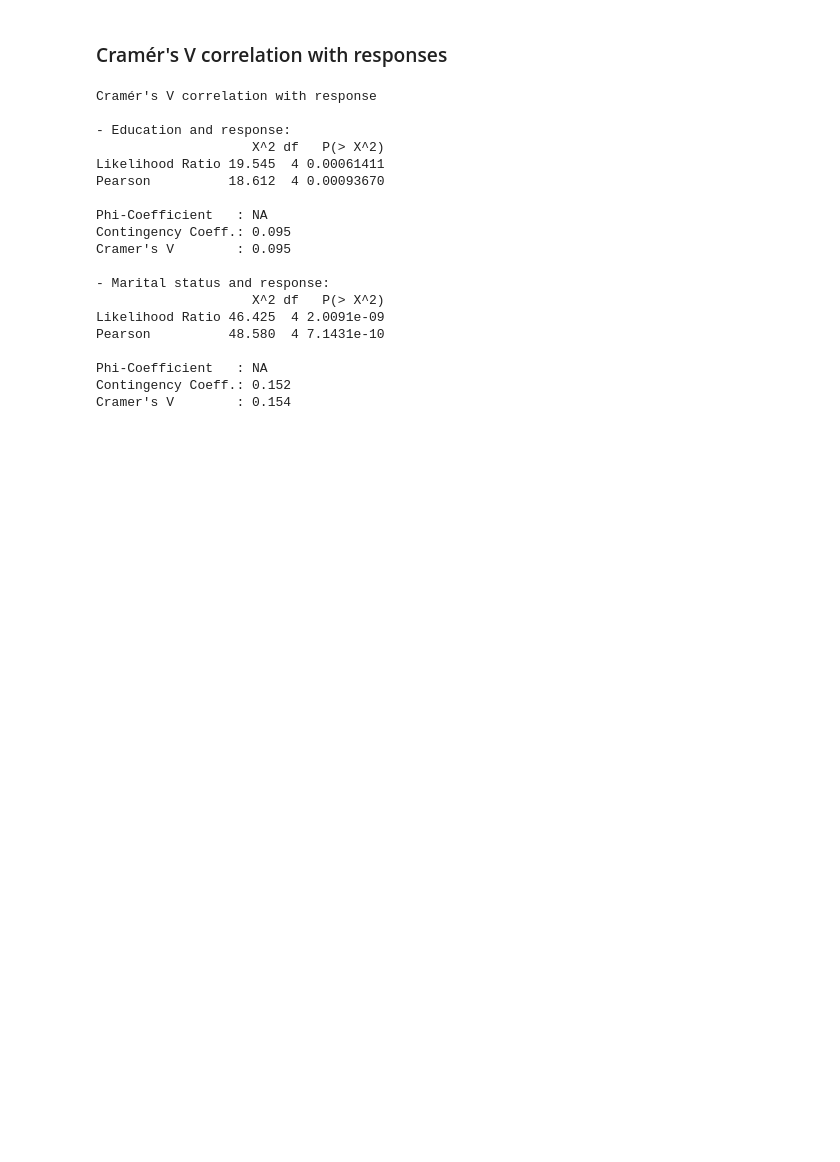
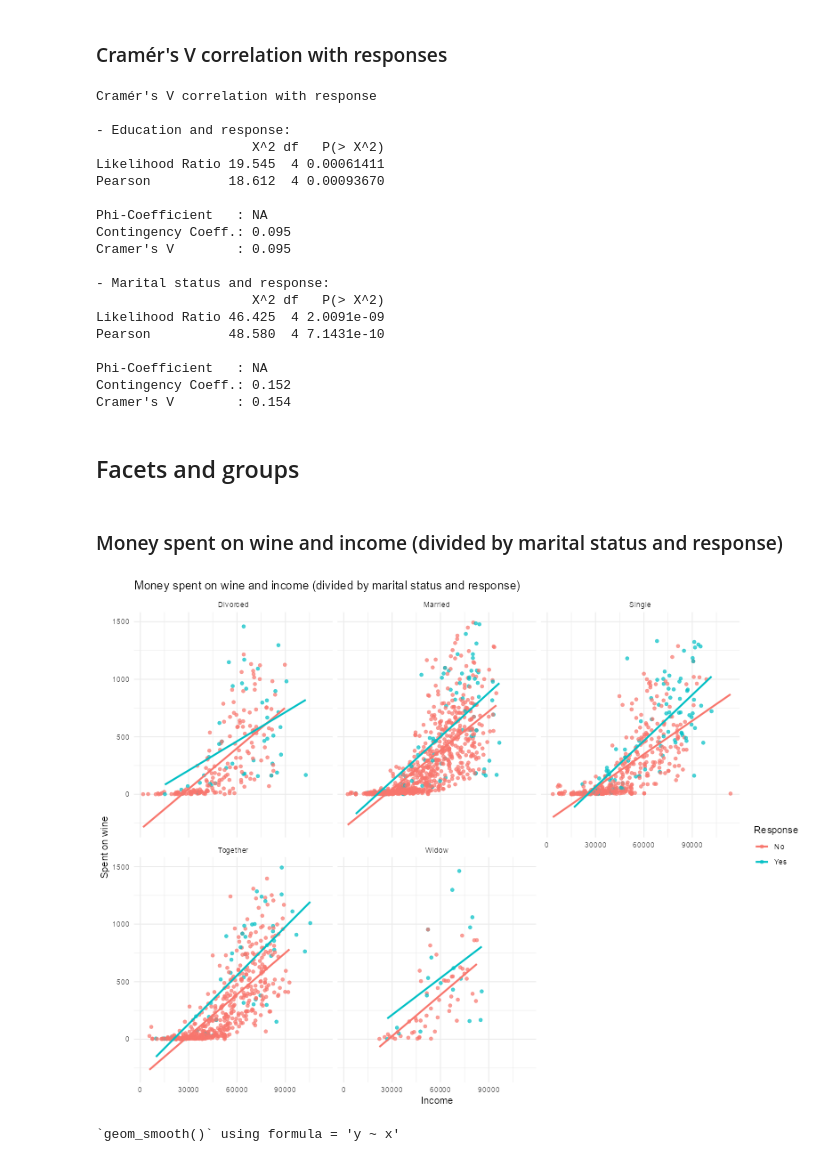
Before and after one commit to emissuu/UniTasks, a Jupyter notebook: R/Lab2/Main.ipynb, the cells around one changed output. Drawn from its saved outputs; the diff is of its cells as text; code cells hidden in the pictures; blank space fills up the shorter version.

```diff
--- a/R/Lab2/Main.ipynb
+++ b/R/Lab2/Main.ipynb
@@ -316,3 +344,18 @@ Pearson          48.580  4 7.1431e-10
 Phi-Coefficient   : NA
 Contingency Coeff.: 0.152
 Cramer's V        : 0.154
+# %% [markdown]
+## Facets and groups
+# %% [markdown]
+### Money spent on wine and income (divided by marital status and response)
+# %%
+ggplot(data_clean, aes(x = Income, y = MntWines, color = Response)) +
+  geom_point(alpha = 0.7) +
+  geom_smooth(method = "lm", se = FALSE) +
+  facet_wrap(~ Marital_Status) +
+  labs(title = "Money spent on wine and income (divided by marital status and response)",
+       x = "Income", y = "Spent on wine") +
+  theme_minimal()
+# %% [output]
+[figure, added]
+`geom_smooth()` using formula = 'y ~ x'
```
Also changed, not shown: parts of 6 cells of this notebook, 1 other file.
